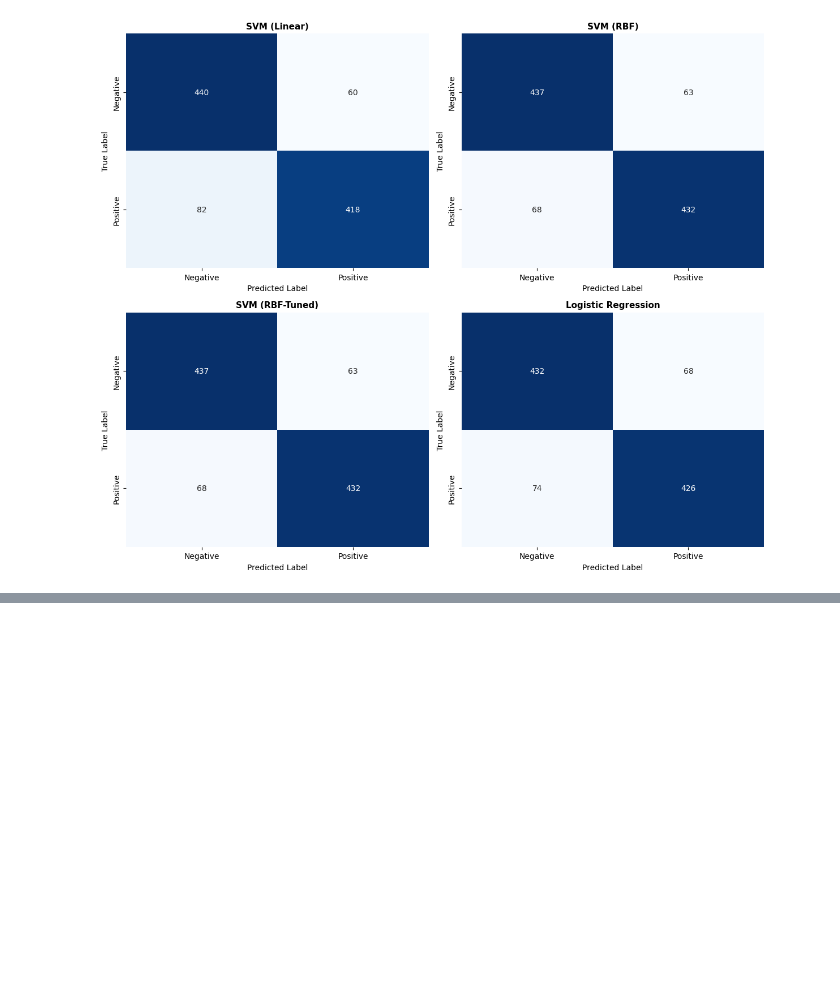
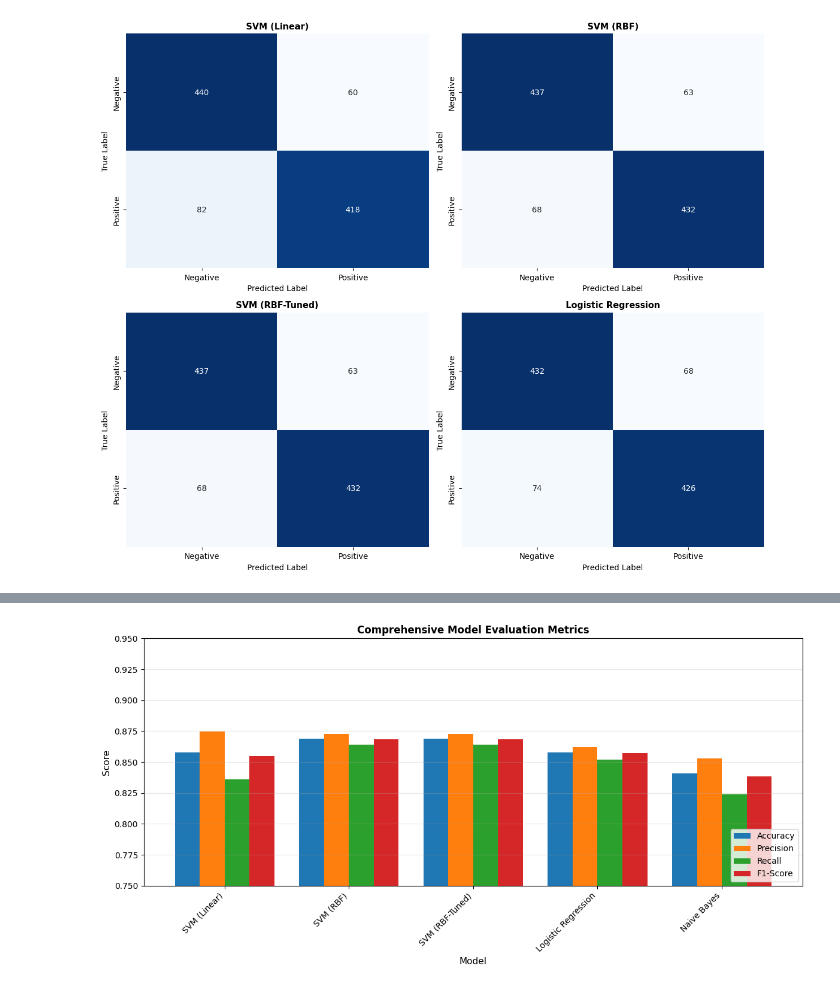
Before and after one commit to Dhrupad-05/Projects, a Jupyter notebook: Sentiment_Analysis_of_Movie_Reviews_using_SVM,_Logistic_Regression,_and_Naive_Bayes.ipynb, the cells around one changed output, grey strips where cells are left out. Saved outputs shown, nothing was run; the diff lists cells and outputs as text; code cells hidden in the pictures; blank space fills up the shorter version.

```diff
--- a/Sentiment_Analysis_of_Movie_Reviews_using_SVM,_Logistic_Regression,_and_Naive_Bayes.ipynb
+++ b/Sentiment_Analysis_of_Movie_Reviews_using_SVM,_Logistic_Regression,_and_Naive_Bayes.ipynb
@@ -731,0 +784,19 @@ plt.show()
+# %%
+# Multi-metric comparison
+metrics_cols = ['Accuracy', 'Precision', 'Recall', 'F1-Score']
+plot_df = key_models[['Model'] + metrics_cols].set_index('Model')
+
+fig, ax = plt.subplots(figsize=(12, 6))
+plot_df.plot(kind='bar', ax=ax, width=0.8)
+ax.set_title('Comprehensive Model Evaluation Metrics', fontsize=12, fontweight='bold')
+ax.set_ylabel('Score', fontsize=11)
+ax.set_xlabel('Model', fontsize=11)
+ax.set_ylim([0.75, 0.95])
+ax.legend(loc='lower right', fontsize=10)
+ax.grid(axis='y', alpha=0.3)
+ax.set_xticklabels(ax.get_xticklabels(), rotation=45, ha='right')
+plt.tight_layout()
+plt.savefig('/tmp/comprehensive_metrics.png', dpi=150, bbox_inches='tight')
+plt.show()
+# %% [output]
+[figure, added]
```
Also changed, not shown: parts of 3 cells of this notebook.
